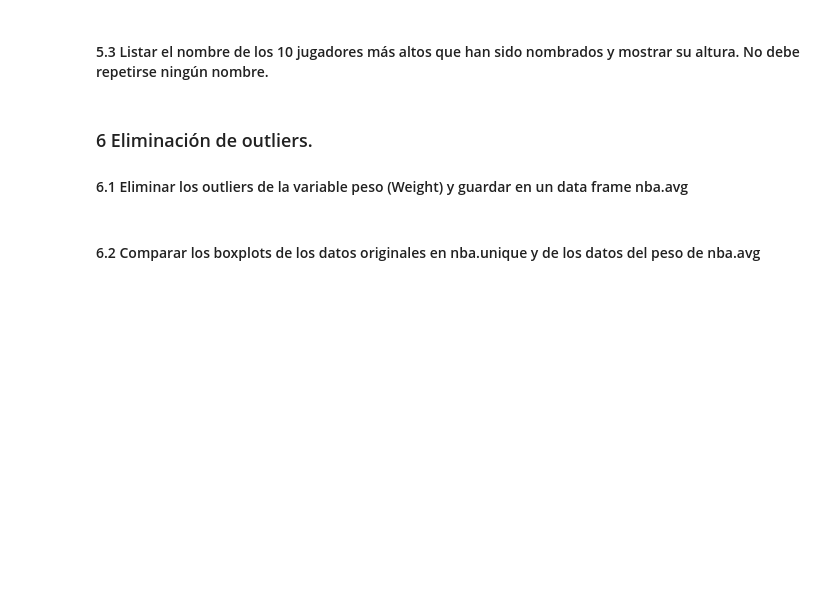
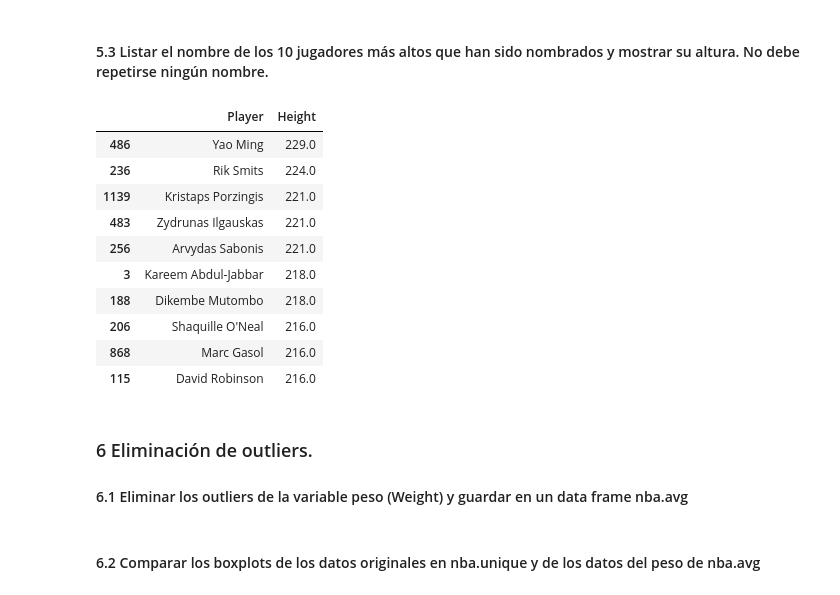
Before and after one commit to jfdacovich/NEOLAND-DS2020-datalabs, a Jupyter notebook: 02-python-201/practices/03-challenges/your-code/01-nba.ipynb, the cells around one changed output. Saved outputs shown, nothing was run; the diff lists cells and outputs as text; code cells hidden in the pictures; blank space fills up the shorter version.

```diff
--- a/02-python-201/practices/03-challenges/your-code/01-nba.ipynb
+++ b/02-python-201/practices/03-challenges/your-code/01-nba.ipynb
@@ -288,5 +350,19 @@ Categories (35, object): [175cm, 183cm, 185cm, 191cm, ..., 7-2, 7-3, 7-4, 7-6]
 # %% [markdown]
 #### 5.3 Listar el nombre de los 10 jugadores más altos que han sido nombrados y mostrar su altura. No debe repetirse ningún nombre.
+# %%
+(nba_unique[['Player','Height']].sort_values(by='Height', ascending = False)).head(10)
+# %% [output]
+|  | Player | Height |
+| 486 | Yao Ming | 229.0 |
+| 236 | Rik Smits | 224.0 |
+| 1139 | Kristaps Porzingis | 221.0 |
+| 483 | Zydrunas Ilgauskas | 221.0 |
+| 256 | Arvydas Sabonis | 221.0 |
+| 3 | Kareem Abdul-Jabbar | 218.0 |
+| 188 | Dikembe Mutombo | 218.0 |
+| 206 | Shaquille O'Neal | 216.0 |
+| 868 | Marc Gasol | 216.0 |
+| 115 | David Robinson | 216.0 |
 # %% [markdown]
 ### 6 Eliminación de outliers.
 #### 6.1 Eliminar los outliers de la variable peso (Weight) y guardar en un data frame nba.avg
```
Also changed, not shown: parts of 20 cells of this notebook, 2 other files.
